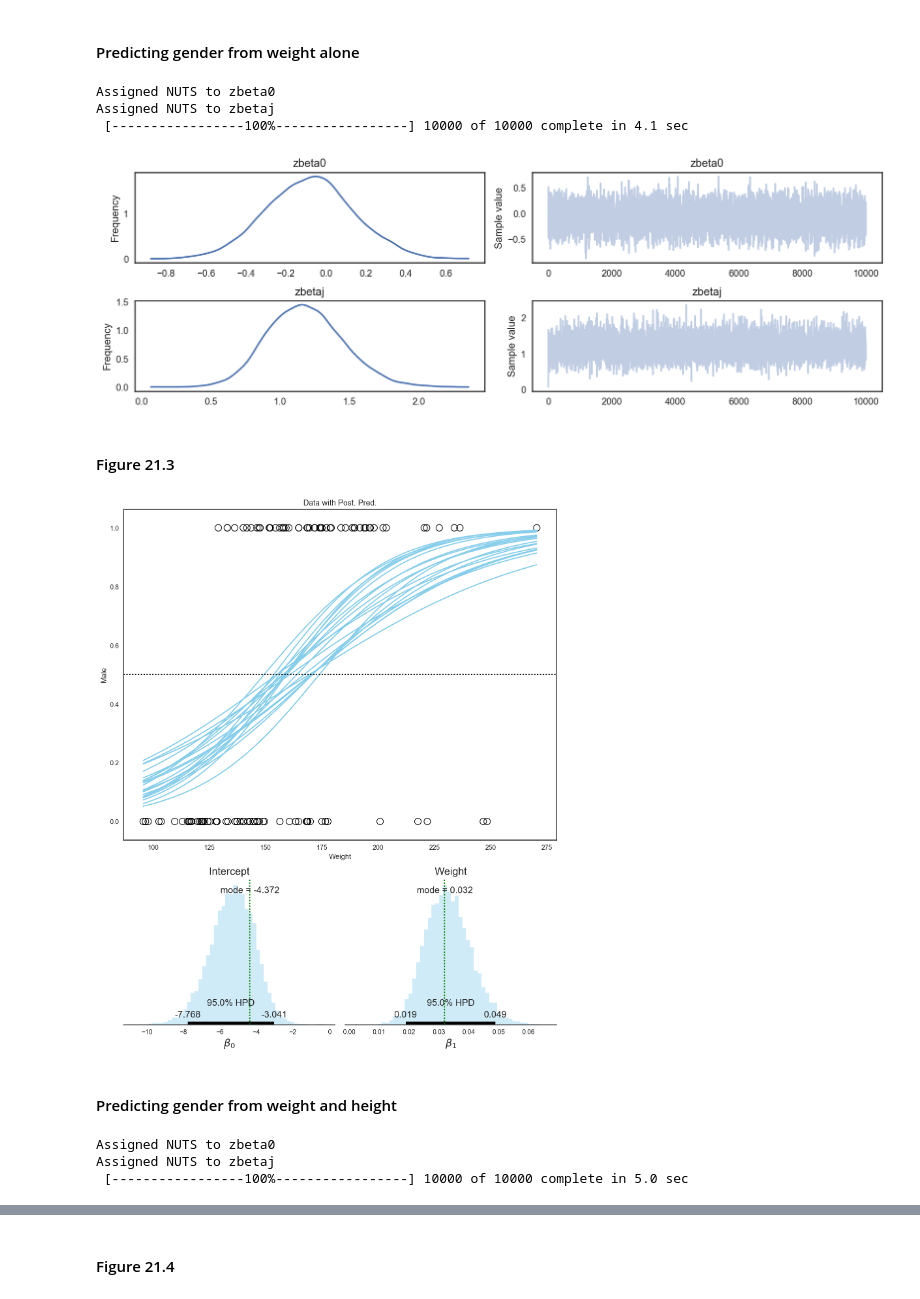
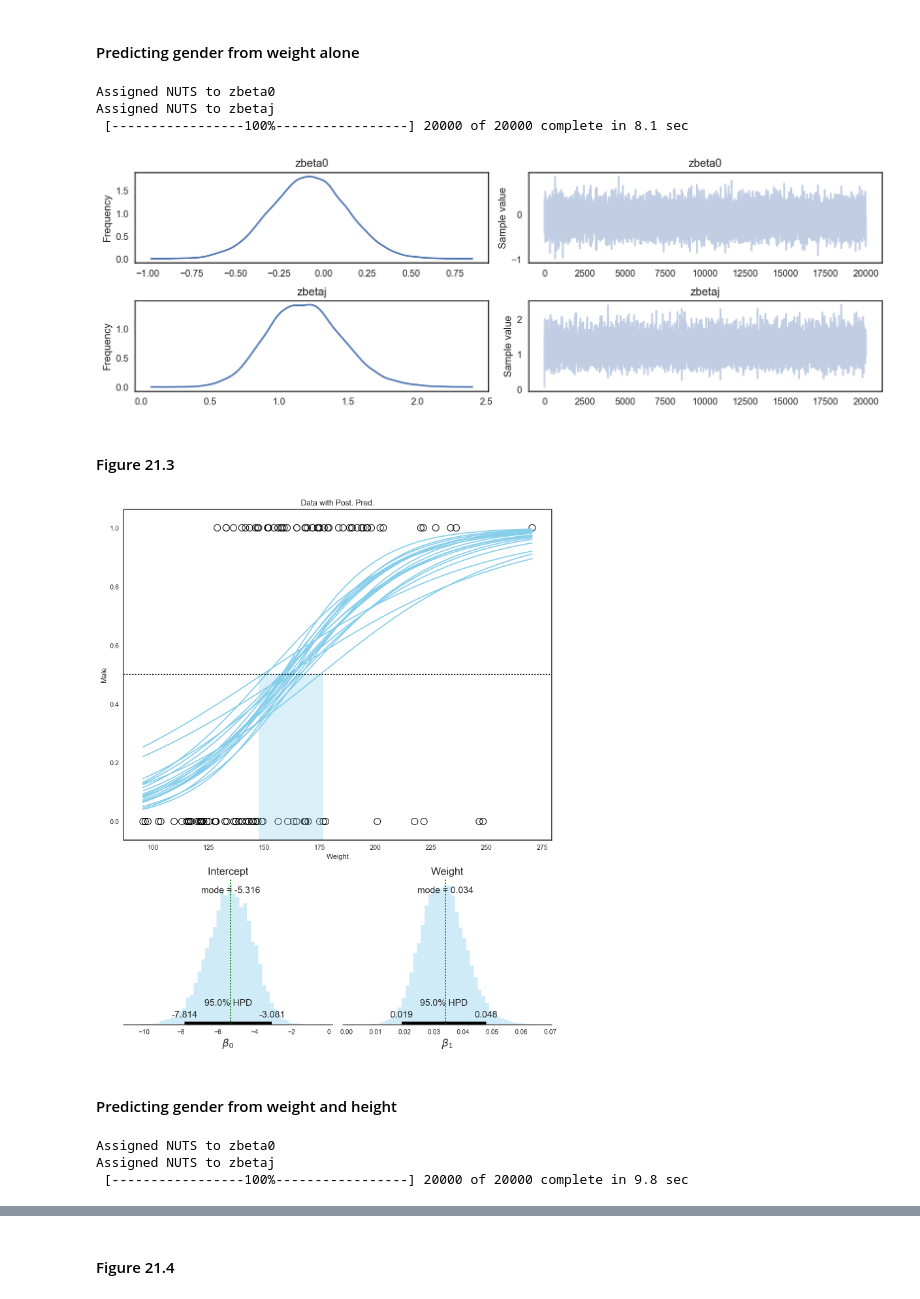
Before and after one commit to JWarmenhoven/DBDA-python, a Jupyter notebook: Notebooks/Chapter 21.ipynb, the cells around one changed output, grey strips where cells are left out. Cells and saved outputs as stored; diff of their text form; code cells hidden in the pictures.

```diff
--- a/Notebooks/Chapter 21.ipynb
+++ b/Notebooks/Chapter 21.ipynb
@@ -113,15 +113,15 @@ with pmc.Model() as model_weight:
     likelihood = pmc.Bernoulli('likelihood', p, observed=y.values)
 # %%
 with model_weight:
-    trace1 = pmc.sample(10000)
+    trace1 = pmc.sample(20000)
 # %% [output]
 Assigned NUTS to zbeta0
 Assigned NUTS to zbetaj
- [-----------------100%-----------------] 10000 of 10000 complete in 4.1 sec
+ [-----------------100%-----------------] 20000 of 20000 complete in 8.1 sec
 # %%
 pmc.traceplot(trace1);
 # %% [output]
-[figure, old version]
+[figure, new version]
 # %% [markdown]
 #### Figure 21.3
 # %%
@@ -129,37 +129,48 @@ pmc.traceplot(trace1);
 beta0 = trace1['zbeta0'] - trace1['zbetaj']*meanx[1]/scalex[1]
 betaj = (trace1['zbetaj']/scalex[1])
 
 plt.figure(figsize=(10,12))
 # Define gridspec
 gs = gridspec.GridSpec(3, 4)
 ax1 = plt.subplot(gs[:2,:4])
 ax2 = plt.subplot(gs[2,:2])
 ax3 = plt.subplot(gs[2,2:])
 
 ax1.scatter(df.weight, df.male, s=100, edgecolor='k', facecolors='None', lw=1)
 
+# Take 20 values from the posterior distribution and plot the lines
 tr_len = len(trace1)
 n_curves = 20
-stepIdxVec = np.arange(100, tr_len, tr_len//n_curves)
-weights = np.tile(np.arange(df.weight.min(), df.weight.max()).reshape(-1,1), (1,20))
-ax1.plot(weights, expit(beta0[stepIdxVec] + betaj[stepIdxVec]*weights), c=color)
+stepIdxVec = np.arange(500, tr_len, tr_len//n_curves)
+weight_span = np.arange(df.weight.min(), df.weight.max())
+weights = np.tile(weight_span.reshape(-1,1), (1,n_curves))
+# The expit function from scipy.special calculates the inverse of the logit function
+p = expit(beta0[stepIdxVec] + betaj[stepIdxVec]*weights)
+ax1.plot(weights, p, c=color)
 
 ax1.axhline(y=0.5, color='k', linestyle='dotted')
+
+# Lookup weights for which of the posterior probabilities is (close to) 0.5
+decision_boundary = weight_span[np.any(np.isclose(p, 0.5, atol=0.01), axis=1)]
+# Highlight the weightspan
+ax1.axvspan(decision_boundary.min(), decision_boundary.max(),
+            0, 0.5, color=color, alpha=0.3)
+
 ax1.set_xlabel('Weight')
 ax1.set_ylabel('Male')
 ax1.set_title('Data with Post. Pred.')
 
 plot_posterior(beta0, ax=ax2)
 ax2.set_title('Intercept', fontdict=f_dict)
 ax2.set_xlabel(r'$\beta_0$', fontdict=f_dict)
 
 plot_posterior(betaj, ax=ax3)
 ax3.set_title('Weight', fontdict=f_dict)
 ax3.set_xlabel(r'$\beta_1$', fontdict=f_dict);
 
 plt.tight_layout();
 # %% [output]
-[figure, old version]
+[figure, new version]
 # %% [markdown]
 #### Predicting gender from weight and height
 # %%
@@ -173,11 +184,11 @@ with pmc.Model() as model:
     likelihood = pmc.Bernoulli('likelihood', p, observed=y.values)
 # %%
 with model:
-    trace2 = pmc.sample(10000)
+    trace2 = pmc.sample(20000)
 # %% [output]
 Assigned NUTS to zbeta0
 Assigned NUTS to zbetaj
- [-----------------100%-----------------] 10000 of 10000 complete in 5.0 sec
+ [-----------------100%-----------------] 20000 of 20000 complete in 9.8 sec
 # %%
 pmc.traceplot(trace2);
 # %% [output]
```
Also changed, not shown: parts of 2 cells of this notebook.
